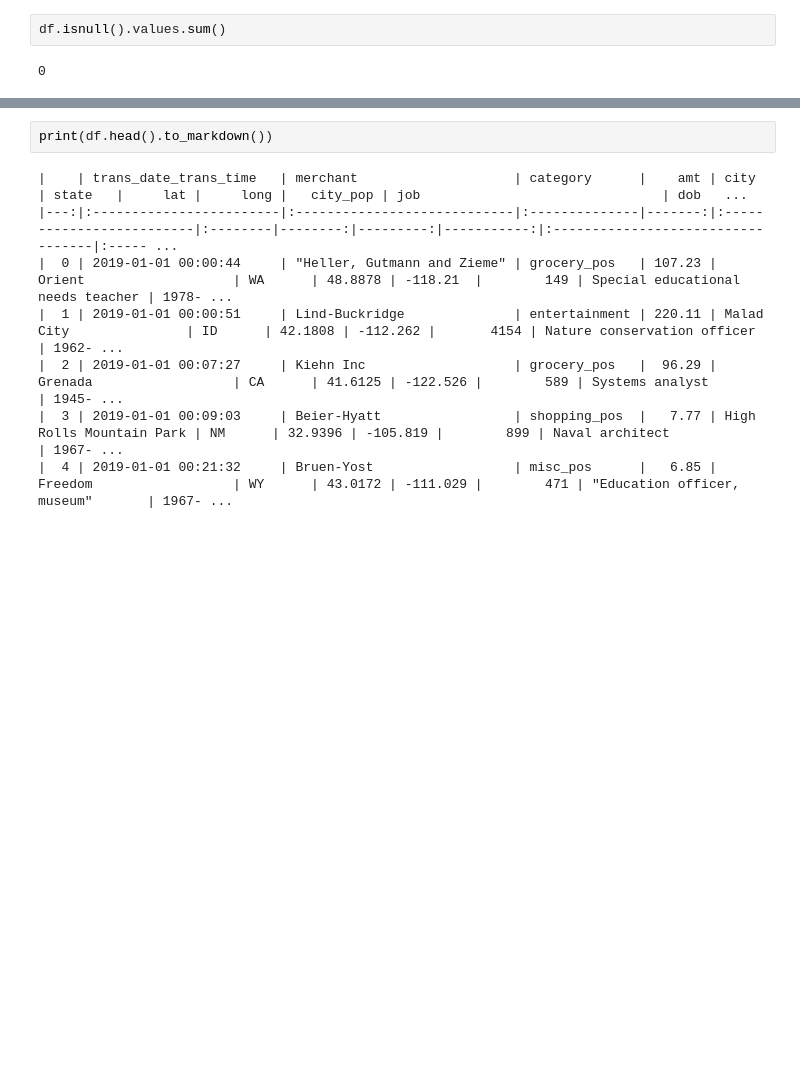
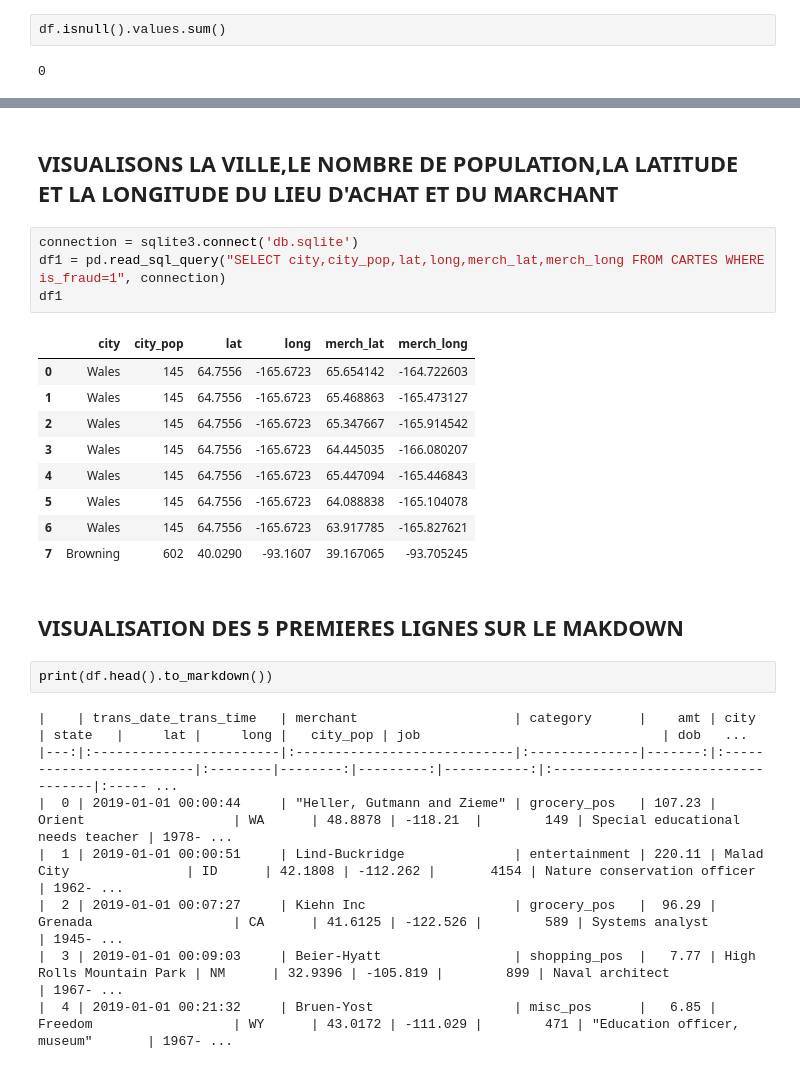
Before and after one commit to AbdoulAzizBaoula/creditCardFraude, a Jupyter notebook: index.ipynb, the cells around one changed output, grey strips where cells are left out. Drawn from its saved outputs; the diff is of its cells as text; blank space fills up the shorter version.

```diff
--- a/index.ipynb
+++ b/index.ipynb
@@ -72,3 +205,21 @@ df[cont_feat].describe()
+# %% [markdown]
+## VISUALISONS LA VILLE,LE NOMBRE DE POPULATION,LA LATITUDE ET LA LONGITUDE DU LIEU D'ACHAT ET DU MARCHANT
+# %%
+connection = sqlite3.connect('db.sqlite')
+df1 = pd.read_sql_query("SELECT city,city_pop,lat,long,merch_lat,merch_long FROM CARTES WHERE is_fraud=1", connection)
+df1
+# %% [output]
+|  | city | city_pop | lat | long | merch_lat | merch_long |
+| 0 | Wales | 145 | 64.7556 | -165.6723 | 65.654142 | -164.722603 |
+| 1 | Wales | 145 | 64.7556 | -165.6723 | 65.468863 | -165.473127 |
+| 2 | Wales | 145 | 64.7556 | -165.6723 | 65.347667 | -165.914542 |
+| 3 | Wales | 145 | 64.7556 | -165.6723 | 64.445035 | -166.080207 |
+| 4 | Wales | 145 | 64.7556 | -165.6723 | 65.447094 | -165.446843 |
+| 5 | Wales | 145 | 64.7556 | -165.6723 | 64.088838 | -165.104078 |
+| 6 | Wales | 145 | 64.7556 | -165.6723 | 63.917785 | -165.827621 |
+| 7 | Browning | 602 | 40.0290 | -93.1607 | 39.167065 | -93.705245 |
+# %% [markdown]
+## VISUALISATION DES 5 PREMIERES LIGNES SUR LE MAKDOWN
 # %%
 print(df.head().to_markdown())
 # %% [output]
```
Also changed, not shown: parts of 35 cells of this notebook, 4 other files.
